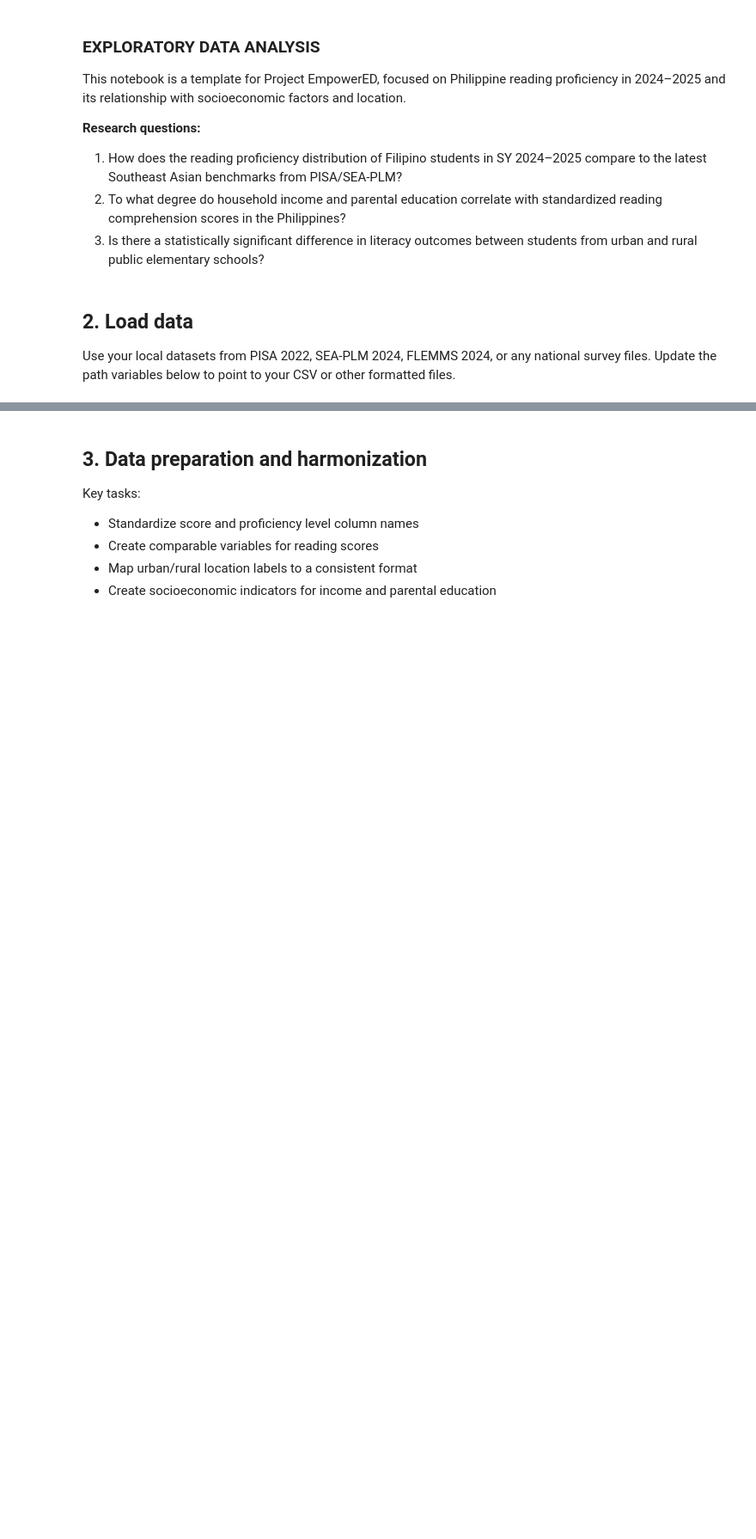
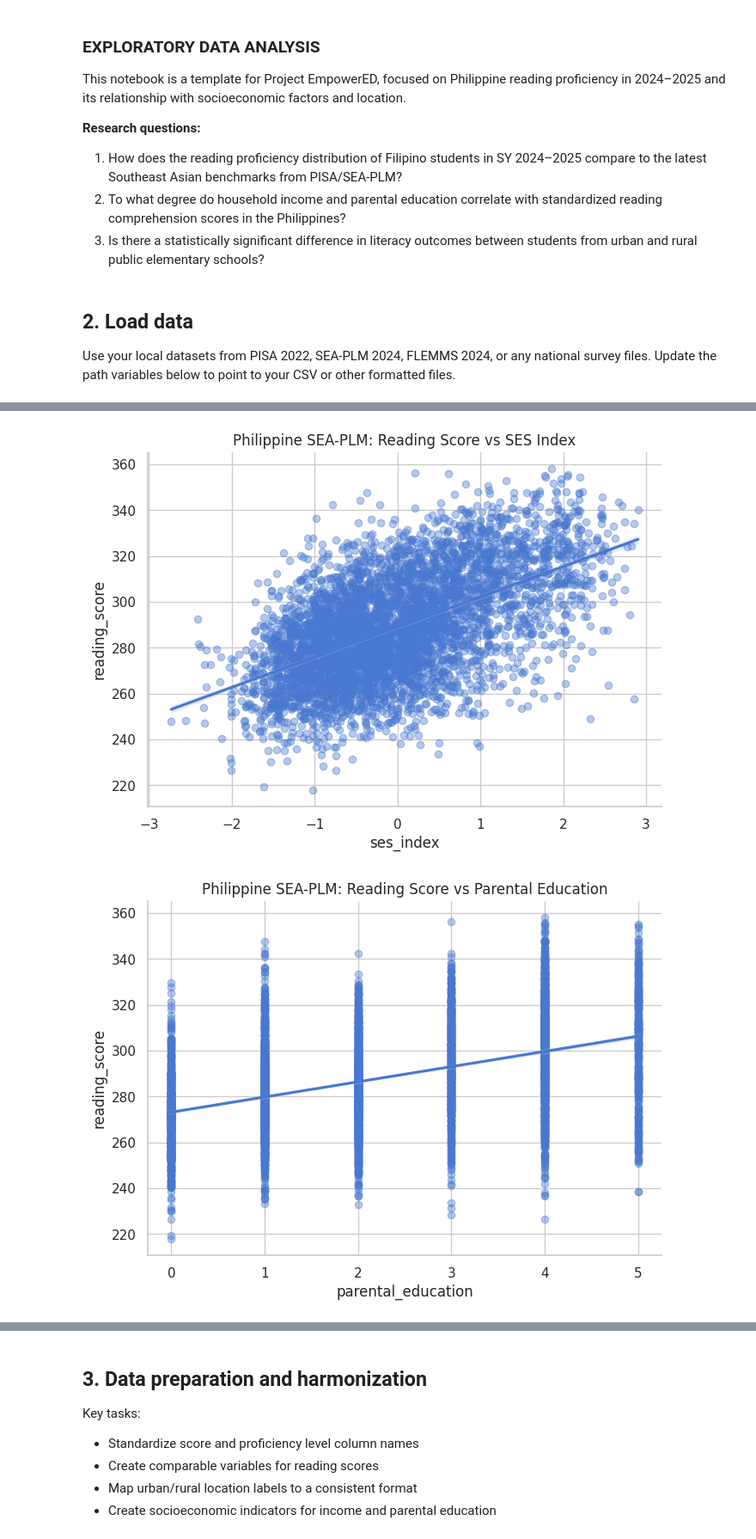
Before and after one commit to eyszus/Project-EmpowerED, a Jupyter notebook: eda.ipynb, the cells around one changed output, grey strips where cells are left out. Shown at 86% size. Drawn from its saved outputs; the diff is of its cells as text; code cells hidden in the pictures; blank space fills up the shorter version.

```diff
--- a/eda.ipynb
+++ b/eda.ipynb
@@ -46,0 +84,8 @@ for name, df in [("PISA", pisa_df), ("SEA-PLM", sea_df), ("FLEMMS", flemms_df)]:
+# %%
+# Scatter plots with regression lines for Philippine SEA-PLM
+scatter_with_regression(merged_df, x_col="ses_index", y_col="reading_score", title="Philippine SEA-PLM: Reading Score vs SES Index")
+
+scatter_with_regression(merged_df, x_col="parental_education", y_col="reading_score", title="Philippine SEA-PLM: Reading Score vs Parental Education")
+# %% [output]
+[figure, added]
+[figure, added]
```
Also changed, not shown: parts of 5 cells of this notebook.
